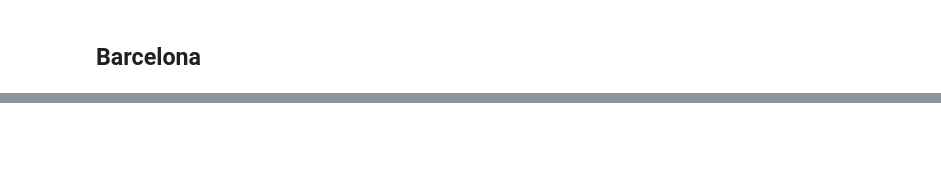
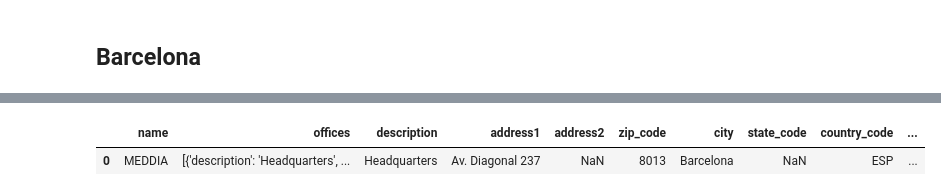
Before and after one commit to Hugocodesdude/Project_3, a Jupyter notebook: src/Mongo Visualisations.ipynb, the cells around one changed output, grey strips where cells are left out. Drawn from its saved outputs; the diff is of its cells as text; code cells hidden in the pictures; blank space fills up the shorter version.

```diff
--- a/src/Mongo Visualisations.ipynb
+++ b/src/Mongo Visualisations.ipynb
@@ -43,0 +64,9 @@ for row in df.iterrows():
+# %%
+#CSV Import: design
+bcn_design_companies_clean= pd.read_csv("../data/bcn_design_companies_clean.csv")
+# %%
+#DataFrame
+bcn_design_companies_clean
+# %% [output]
+|  | name | offices | description | address1 | address2 | zip_code | city | state_code | country_code | ... |
+| 0 | MEDDIA | [{'description': 'Headquarters', ... | Headquarters | Av. Diagonal 237 | NaN | 8013 | Barcelona | NaN | ESP | ... |
```
Also changed, not shown: parts of 17 cells of this notebook, 4 other files.
